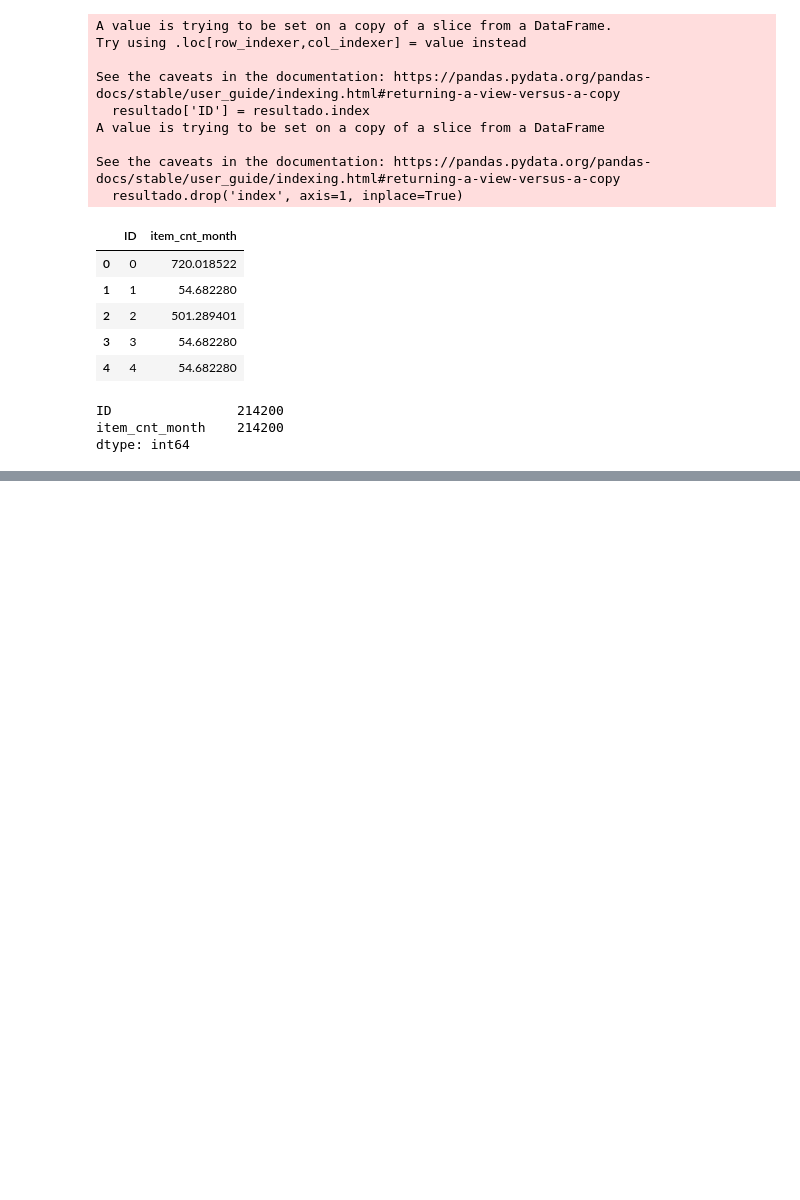
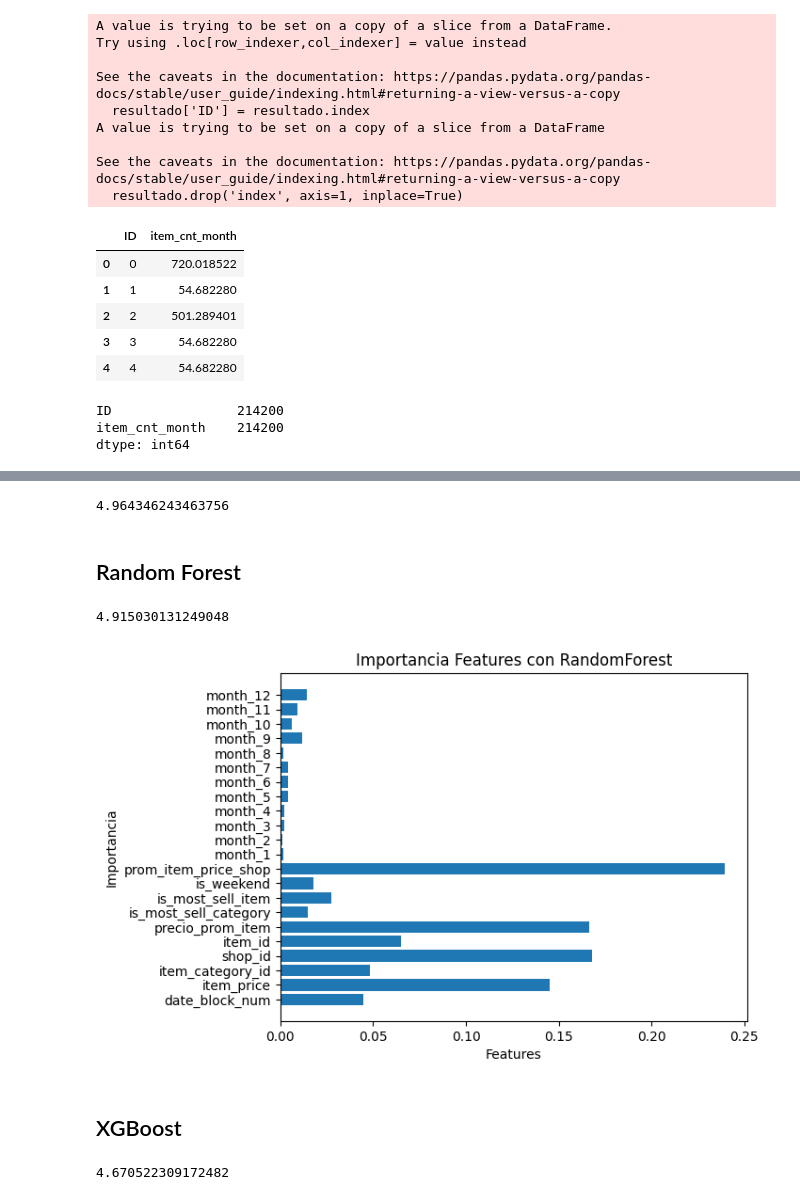
Before and after one commit to alexguttlein/OrgaDatos_TP2_MachineLearning, a Jupyter notebook: TP2_Machine_Learning.ipynb, the cells around one changed output, grey strips where cells are left out. Saved outputs shown, nothing was run; the diff lists cells and outputs as text; code cells hidden in the pictures; blank space fills up the shorter version.

```diff
--- a/TP2_Machine_Learning.ipynb
+++ b/TP2_Machine_Learning.ipynb
@@ -1067,0 +1152,4 @@ resultado.to_csv('predicciones_noviembre.csv', index=False)
+# %%
+# concateno las columnas transformadas
+X_train_final = pd.concat([X_train_scaled_df, month_encoded_train_df], axis=1)
+X_validation_final = pd.concat([X_validation_scaled_df, month_encoded_validation_df], axis=1)
@@ -1067,0 +1160,15 @@ resultado.to_csv('predicciones_noviembre.csv', index=False)
+# %%
+# entreno con regresor lineal
+model = LinearRegression()
+model.fit(X_train_final, y_train)
+
+# Predecir en el conjunto de validación
+y_pred = model.predict(X_validation_final)
+
+# calculo MSER
+mser = mean_squared_error(y_validation, y_pred, squared = False)
+mser
+# %% [output]
+4.964346243463756
+# %% [markdown]
+## Random Forest
@@ -1067,0 +1197,33 @@ resultado.to_csv('predicciones_noviembre.csv', index=False)
+# %%
+# se configura la búsqueda aleatoria
+random_search = RandomizedSearchCV(estimator=rf, param_distributions=param_dist,
+                                   n_iter=10, scoring='neg_mean_squared_error',
+                                   cv=5, verbose=1, random_state=27, n_jobs=2)
+
+# se ejecuta la búsqueda aleatoria en tus datos
+random_search.fit(X_train_scaled, y_train)
+# %%
+# entreno modelo de Random Forest
+rf = RandomForestRegressor(n_estimators=30, random_state=27, max_features=7, min_samples_split=500, max_depth=30)
+rf.fit(X_train_final, y_train)
+
+# Predecir en el conjunto de validación
+y_pred = rf.predict(X_validation_final)
+
+# calculo MSER
+mser = mean_squared_error(y_validation, y_pred, squared = False)
+mser
+# %% [output]
+4.915030131249048
+# %%
+rf.feature_importances_
+
+plt.barh(X_train_final.columns, rf.feature_importances_)
+plt.xlabel('Features')
+plt.ylabel('Importancia')
+plt.title('Importancia Features con RandomForest')
+plt.show()
+# %% [output]
+[figure, added]
+# %% [markdown]
+## XGBoost
@@ -1067,0 +1262,16 @@ resultado.to_csv('predicciones_noviembre.csv', index=False)
+# %%
+# se instancia el XGBoost
+xgb = XGBRegressor(objective ='reg:squarederror', colsample_bytree = 0.5, learning_rate = 0.3,\
+                              max_depth = 7, alpha = 5, n_estimators = 300, random_state=27, min_child_weight=1, subsample=0.9)
+
+# se entrena el modelo
+xgb.fit(X_train_final, y_train)
+
+# Predecir en el conjunto de validación
+y_pred = xgb.predict(X_validation_final)
+
+# calculo MSER
+mser = mean_squared_error(y_validation, y_pred, squared = False)
+mser
+# %% [output]
+4.670522309172482
```
Also changed, not shown: parts of 61 cells of this notebook.
